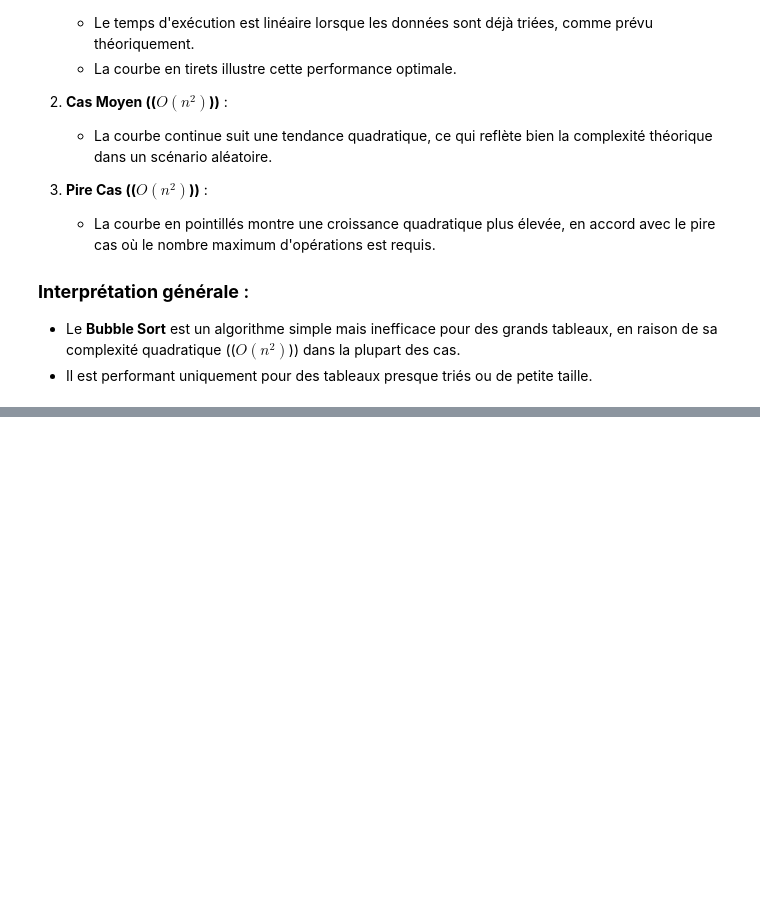
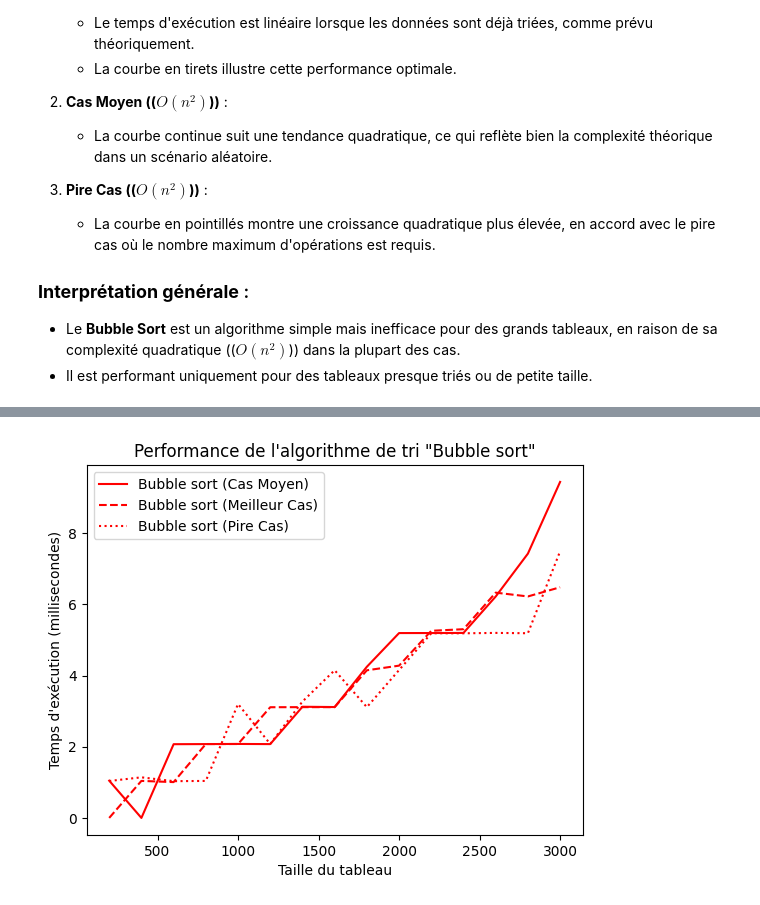
Before and after one commit to BenzzineOussama/Projet-Complexit-, a Jupyter notebook: projet_BENZZINE_OUSSAMA_BOULOS_JASON.ipynb, the cells around one changed output, grey strips where cells are left out. Cells and saved outputs as stored; diff of their text form; code cells hidden in the pictures; blank space fills up the shorter version.

Commit message:
Merge_sort

```diff
--- a/projet_BENZZINE_OUSSAMA_BOULOS_JASON.ipynb
+++ b/projet_BENZZINE_OUSSAMA_BOULOS_JASON.ipynb
@@ -151,0 +183,36 @@ Les résultats empiriques obtenus dans le graphique sont cohérents avec les ana
+# %%
+def merge_sort(arr):
+    if len(arr) > 1:
+        # Diviser le tableau en deux moitiés
+        mid = len(arr) // 2
+        left_half = arr[:mid]
+        right_half = arr[mid:]
+
+        # Appels récursifs pour chaque moitié
+        merge_sort(left_half)
+        merge_sort(right_half)
+
+        # Fusion des deux moitiés triées
+        i = j = k = 0
+
+        # Comparer et fusionner les éléments des moitiés
+        while i < len(left_half) and j < len(right_half):
+            if left_half[i] < right_half[j]:
+                arr[k] = left_half[i]
+                i += 1
+            else:
+                arr[k] = right_half[j]
+                j += 1
+            k += 1
+
+        # Ajouter les éléments restants de la moitié gauche
+        while i < len(left_half):
+            arr[k] = left_half[i]
+            i += 1
+            k += 1
+
+        # Ajouter les éléments restants de la moitié droite
+        while j < len(right_half):
+            arr[k] = right_half[j]
+            j += 1
+            k += 1
@@ -151,0 +227,4 @@ Les résultats empiriques obtenus dans le graphique sont cohérents avec les ana
+# %%
+executerTri(merge_sort,'r','Bubble sort')
+# %% [output]
+[figure, added]
```
Also changed, not shown: parts of 4 cells of this notebook.
